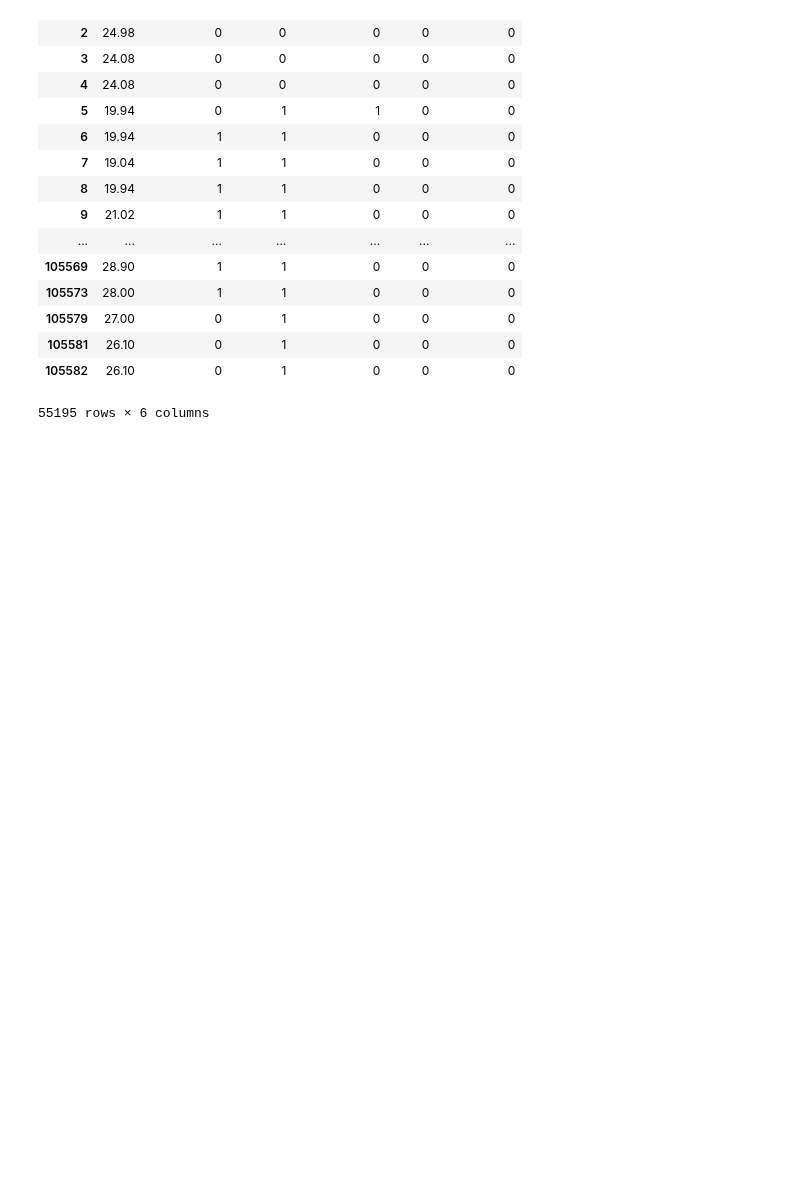
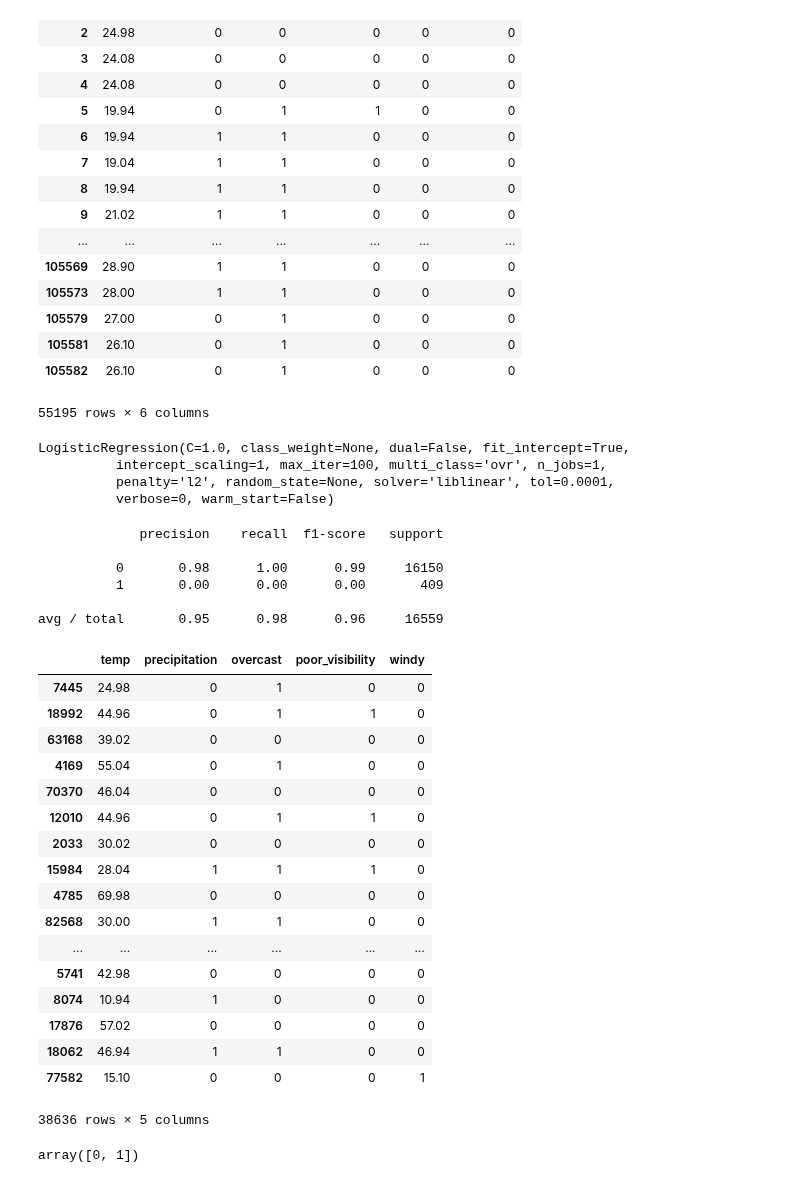
Before and after one commit to leannebaldwin/Pass_Closure, a Jupyter notebook: data_exploration/model_exploration.ipynb, the cells around one changed output. Drawn from its saved outputs; the diff is of its cells as text; code cells hidden in the pictures; blank space fills up the shorter version.

Commit message:
Add first attempt on a model

```diff
--- a/data_exploration/model_exploration.ipynb
+++ b/data_exploration/model_exploration.ipynb
@@ -252,3 +256,16 @@ model_df
 | 105581 | 26.10 | 0 | 1 | 0 | 0 | 0 |
 | 105582 | 26.10 | 0 | 1 | 0 | 0 | 0 |
 55195 rows × 6 columns
+# %%
+X_train, X_test, y_train, y_test = train_test_split(model_df.drop('pass_closed',axis=1),
+                                                    model_df['pass_closed'], test_size=0.30,
+                                                    random_state=101)
+# %%
+logmodel = LogisticRegression()
+# %%
+logmodel.fit(X_train, y_train)
+# %% [output]
+LogisticRegression(C=1.0, class_weight=None, dual=False, fit_intercept=True,
+          intercept_scaling=1, max_iter=100, multi_class='ovr', n_jobs=1,
+          penalty='l2', random_state=None, solver='liblinear', tol=0.0001,
+          verbose=0, warm_start=False)
@@ -254,0 +274,34 @@ model_df
+# %%
+print(classification_report(y_test,predictions))
+# %% [output]
+             precision    recall  f1-score   support
+
+          0       0.98      1.00      0.99     16150
+          1       0.00      0.00      0.00       409
+
+avg / total       0.95      0.98      0.96     16559
+# %%
+X_train
+# %% [output]
+|  | temp | precipitation | overcast | poor_visibility | windy |
+| 7445 | 24.98 | 0 | 1 | 0 | 0 |
+| 18992 | 44.96 | 0 | 1 | 1 | 0 |
+| 63168 | 39.02 | 0 | 0 | 0 | 0 |
+| 4169 | 55.04 | 0 | 1 | 0 | 0 |
+| 70370 | 46.04 | 0 | 0 | 0 | 0 |
+| 12010 | 44.96 | 0 | 1 | 1 | 0 |
+| 2033 | 30.02 | 0 | 0 | 0 | 0 |
+| 15984 | 28.04 | 1 | 1 | 1 | 0 |
+| 4785 | 69.98 | 0 | 0 | 0 | 0 |
+| 82568 | 30.00 | 1 | 1 | 0 | 0 |
+| ... | ... | ... | ... | ... | ... |
+| 5741 | 42.98 | 0 | 0 | 0 | 0 |
+| 8074 | 10.94 | 1 | 0 | 0 | 0 |
+| 17876 | 57.02 | 0 | 0 | 0 | 0 |
+| 18062 | 46.94 | 1 | 1 | 0 | 0 |
+| 77582 | 15.10 | 0 | 0 | 0 | 1 |
+38636 rows × 5 columns
+# %%
+y_train.unique()
+# %% [output]
+array([0, 1])
```
Also changed, not shown: parts of 6 cells of this notebook.
